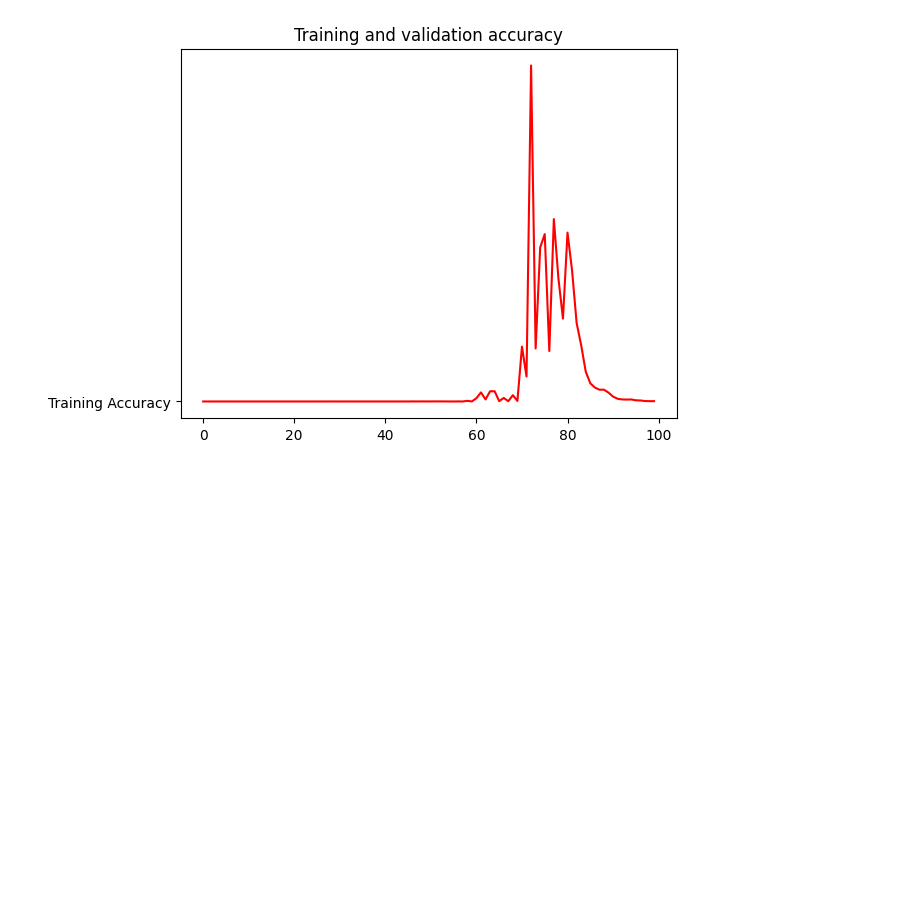
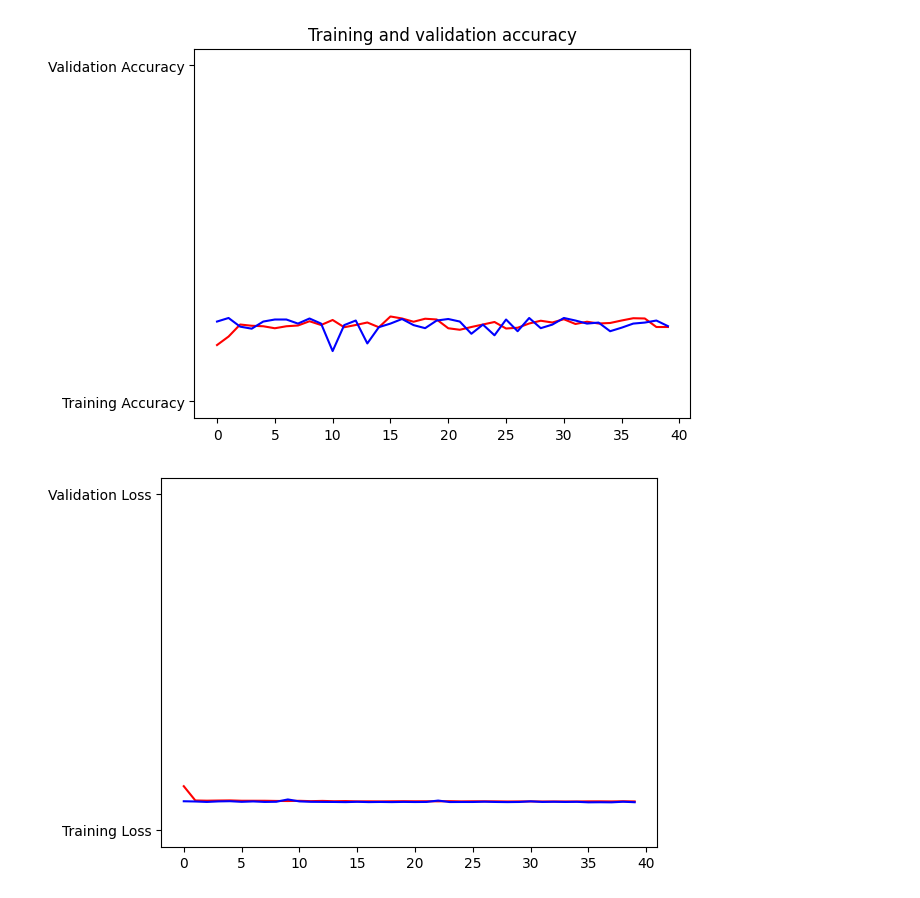
Before and after one commit to Siruenyian/Capstone-ChromaMatch, a Jupyter notebook: Machine Learning/Color_prediction.ipynb, the cells around one changed output. Saved outputs shown, nothing was run; the diff lists cells and outputs as text; code cells hidden in the pictures; blank space fills up the shorter version.

```diff
--- a/Machine Learning/Color_prediction.ipynb
+++ b/Machine Learning/Color_prediction.ipynb
@@ -36,7 +73,13 @@ target_sequence.shape
+# %%
+X_train, X_test, y_train, y_test = train_test_split(input_sequence, target_sequence, test_size=0.33)
 # %%
 model = tf.keras.models.Sequential()
-model.add(tf.keras.layers.LSTM(50, activation='relu', input_shape=(input_sequence.shape[1], input_sequence.shape[2])))
+model.add(tf.keras.layers.LSTM(300, activation='relu', input_shape=(input_sequence.shape[1], input_sequence.shape[2])))
+model.add(tf.keras.layers.Dense(256))
+model.add(tf.keras.layers.Dense(180))
+model.add(tf.keras.layers.Dense(72))
+model.add(tf.keras.layers.Dense(36))
 model.add(tf.keras.layers.Dense(target_sequence.shape[1]))
 # %%
 # Compile the model
-model.compile(optimizer='adam', loss='mse')
+model.compile(optimizer='adam', loss='mse', metrics=['accuracy'])
@@ -59,4 +116,5 @@ _________________________________________________________________
 # %%
 # Train the model
-history=model.fit(input_sequence, target_sequence, epochs=100, batch_size=1)
+history=model.fit(X_train, y_train, epochs=40, batch_size=32,
+                    verbose=1,validation_data=(X_test,y_test))
 # %% [output]
@@ -101,26 +167,30 @@ plt.show()
 # %%
+#-----------------------------------------------------------
+# Retrieve a list of list results on training and test data
+# sets for each training epoch
+#-----------------------------------------------------------
+acc=history.history['accuracy']
+val_acc=history.history['val_accuracy']
+loss=history.history['loss']
+val_loss=history.history['val_loss']
 
-# acc=history.history['accuracy']
-# val_acc=history.history['val_accuracy']
-loss=history.history['loss']
-# val_loss=history.history['val_loss']
+epochs=range(len(acc)) # Get number of epochs
 
-# epochs=range(len(acc)) # Get number of epochs
-epochs=range(len(loss)) # Get number of epochs
-
-plt.plot(epochs, loss, 'r', "Training Accuracy")
+#------------------------------------------------
+# Plot training and validation accuracy per epoch
+#------------------------------------------------
+plt.plot(epochs, acc, 'r', "Training Accuracy")
+plt.plot(epochs, val_acc, 'b', "Validation Accuracy")
 plt.title('Training and validation accuracy')
 plt.show()
+print("")
 
-# plt.plot(epochs, acc, 'r', "Training Accuracy")
-# plt.plot(epochs, val_acc, 'b', "Validation Accuracy")
-# plt.title('Training and validation accuracy')
-# plt.show()
-# print("")
-
-
-# plt.plot(epochs, loss, 'r', "Training Loss")
-# plt.plot(epochs, val_loss, 'b', "Validation Loss")
-# plt.show()
+#------------------------------------------------
+# Plot training and validation loss per epoch
+#------------------------------------------------
+plt.plot(epochs, loss, 'r', "Training Loss")
+plt.plot(epochs, val_loss, 'b', "Validation Loss")
+plt.show()
 # %% [output]
-[figure, old version]
+[figure, new version]
+[figure, added]
```
Also changed, not shown: parts of 15 cells of this notebook, 4 other files.
